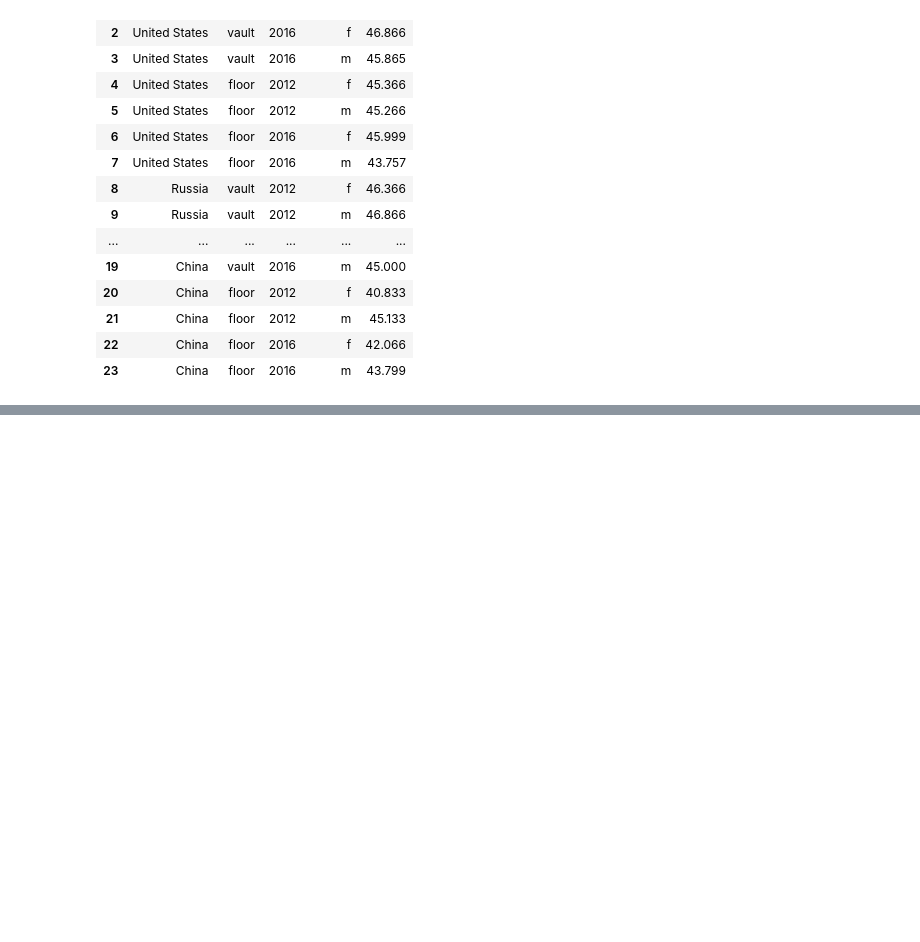
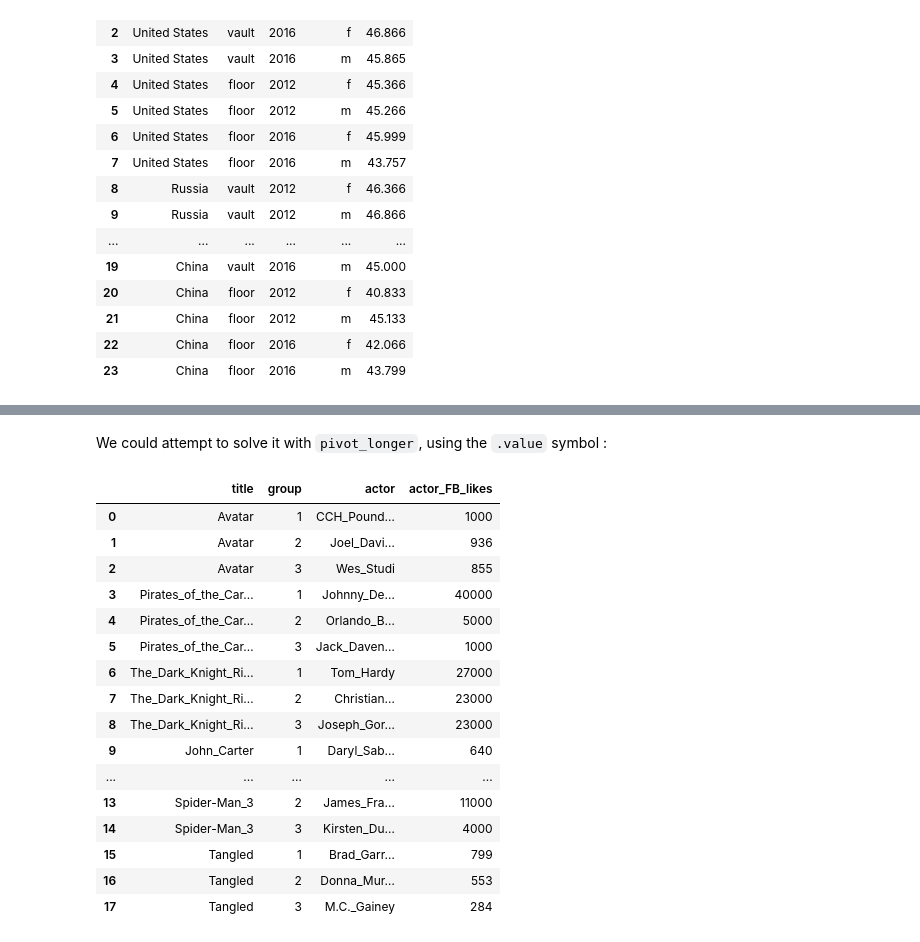
Before and after one commit to pyjanitor-devs/pyjanitor, a Jupyter notebook: examples/notebooks/Pivoting Data from Wide to Long.ipynb, the cells around one changed output, grey strips where cells are left out. Cells and saved outputs as stored; diff of their text form; code cells hidden in the pictures; blank space fills up the shorter version.

```diff
--- a/examples/notebooks/Pivoting Data from Wide to Long.ipynb
+++ b/examples/notebooks/Pivoting Data from Wide to Long.ipynb
@@ -523,0 +679,6 @@ df.pivot_longer(
+# %%
+df1 = df.copy()
+pat = r"(?P<actor>.+)_(?P<num>\d)_(?P<likes>.+)"
+repl = lambda m: f"""{m.group('actor')}_{m.group('likes')}_{m.group('num')}"""
+df1.columns = df1.columns.str.replace(pat, repl)
+df1
@@ -523,0 +720,25 @@ df.pivot_longer(
+# %% [markdown]
+We could attempt to solve it with `pivot_longer`, using the `.value` symbol :
+# %%
+df1.pivot_longer(index='title',
+        names_to=(".value","group"),
+        names_pattern="(.+)_(\d)$"
+    )
+# %% [output]
+|  | title | group | actor | actor_FB_likes |
+| 0 | Avatar | 1 | CCH_Pound… | 1000 |
+| 1 | Avatar | 2 | Joel_Davi… | 936 |
+| 2 | Avatar | 3 | Wes_Studi | 855 |
+| 3 | Pirates_of_the_Car… | 1 | Johnny_De… | 40000 |
+| 4 | Pirates_of_the_Car… | 2 | Orlando_B… | 5000 |
+| 5 | Pirates_of_the_Car… | 3 | Jack_Daven… | 1000 |
+| 6 | The_Dark_Knight_Ri… | 1 | Tom_Hardy | 27000 |
+| 7 | The_Dark_Knight_Ri… | 2 | Christian… | 23000 |
+| 8 | The_Dark_Knight_Ri… | 3 | Joseph_Gor… | 23000 |
+| 9 | John_Carter | 1 | Daryl_Sab… | 640 |
+| ... | ... | ... | ... | ... |
+| 13 | Spider-Man_3 | 2 | James_Fra… | 11000 |
+| 14 | Spider-Man_3 | 3 | Kirsten_Du… | 4000 |
+| 15 | Tangled | 1 | Brad_Garr… | 799 |
+| 16 | Tangled | 2 | Donna_Mur… | 553 |
+| 17 | Tangled | 3 | M.C._Gainey | 284 |
```
Also changed, not shown: parts of 80 cells of this notebook, 6 other files.
